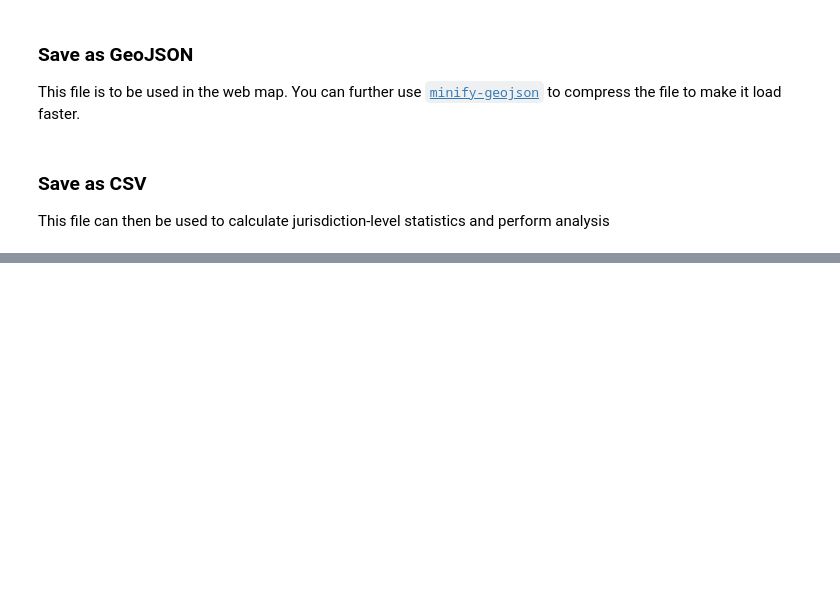
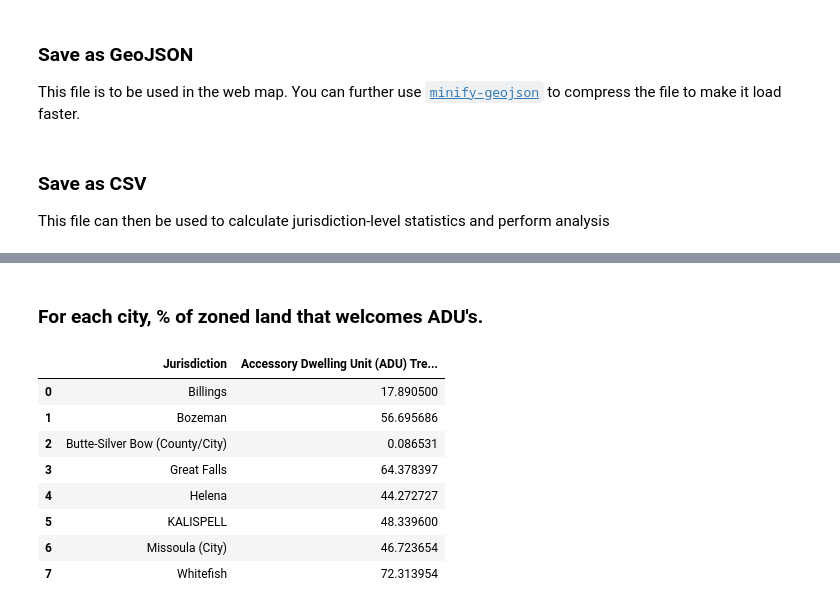
Before and after one commit to National-Zoning-Atlas/MontanaAtlas, a Jupyter notebook: CombineJurisdictions.ipynb, the cells around one changed output, grey strips where cells are left out. Cells and saved outputs as stored; diff of their text form; code cells hidden in the pictures; blank space fills up the shorter version.

```diff
--- a/CombineJurisdictions.ipynb
+++ b/CombineJurisdictions.ipynb
@@ -432,0 +595,43 @@ This file can then be used to calculate jurisdiction-level statistics and perfor
+# %% [markdown]
+### For each city, % of zoned land that welcomes ADU's.
+# %%
+# Get a list of the desired values
+desired_values = ['Missoula (City)', 'Bozeman', 'Helena', 'Whitefish', 'KALISPELL', 'Billings', 'Butte-Silver Bow (County/City)', 'Great Falls']
+
+# Create a boolean mask indicating which values in the 'Jurisdiction' column are in the list of desired values
+mask = final['Jurisdiction'].isin(desired_values)
+
+# Use the mask to filter the original dataframe
+filtered_df = final[mask]
+
+# Group the filtered dataframe by the 'Jurisdiction' column
+grouped_df = filtered_df.groupby('Jurisdiction')
+
+# Create an empty dataframe to store the results
+adu_results_df = pd.DataFrame()
+
+# Iterate over the groups
+for name, group in grouped_df:
+    # Filter the group to only include rows where the 'Accessory Dwelling Unit (ADU) Treatment' column is 'Allowed/Conditional'
+    filtered_group_adu = group.loc[group['Accessory Dwelling Unit (ADU) Treatment'] == 'Allowed/Conditional']
+    # Calculate the total number of acres in the filtered group
+    filtered_total_acres_adu = filtered_group_adu['ZoneAcres'].sum()
+    # Calculate the percentage of zoned land in the jurisdiction that meets the specified criteria
+    percentage_adu = (filtered_total_acres_adu / group['ZoneAcres'].sum()) * 100
+
+    # Append a row to the results dataframe
+    row = pd.DataFrame({'Jurisdiction': name,
+                        'Accessory Dwelling Unit (ADU) Treatment': percentage_adu}, index=[0])
+    adu_results_df = pd.concat([adu_results_df, row], ignore_index=True)
+
+adu_results_df.head(8)
+# %% [output]
+|  | Jurisdiction | Accessory Dwelling Unit (ADU) Tre... |
+| 0 | Billings | 17.890500 |
+| 1 | Bozeman | 56.695686 |
+| 2 | Butte-Silver Bow (County/City) | 0.086531 |
+| 3 | Great Falls | 64.378397 |
+| 4 | Helena | 44.272727 |
+| 5 | KALISPELL | 48.339600 |
+| 6 | Missoula (City) | 46.723654 |
+| 7 | Whitefish | 72.313954 |
```
Also changed, not shown: parts of 28 cells of this notebook.
